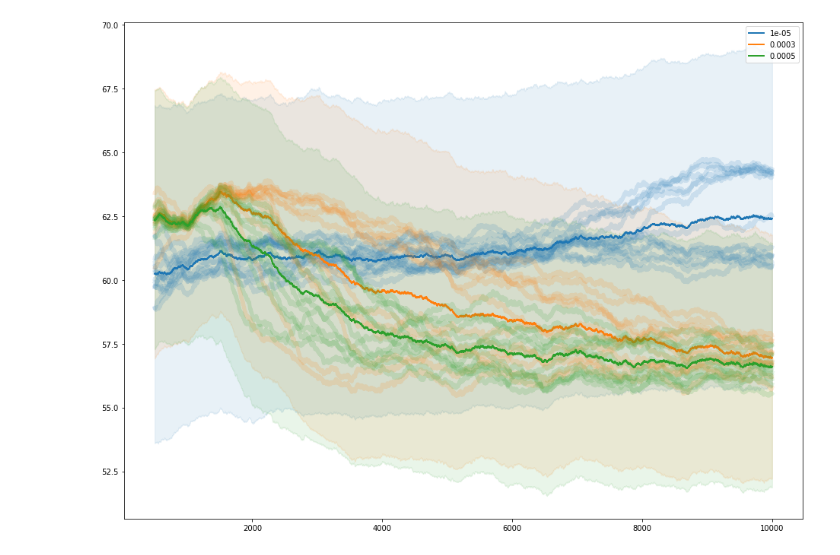
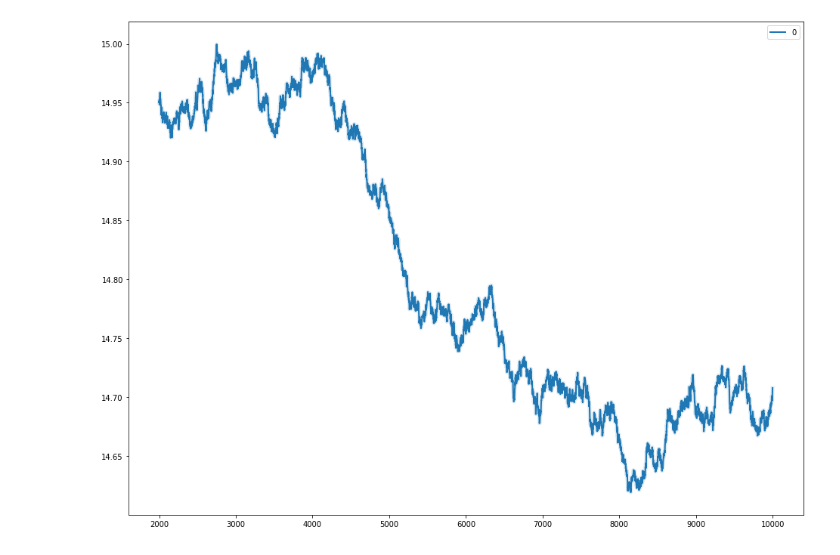
Before and after one commit to timgott/DeepQAP, a Jupyter notebook: evaluation/plots.ipynb, the cells around one changed output. Cells and saved outputs as stored; diff of their text form; code cells hidden in the pictures.

Commit message:
Update plots notebook

```diff
--- a/evaluation/plots.ipynb
+++ b/evaluation/plots.ipynb
@@ -4,7 +4,7 @@ import matplotlib.pyplot as plt
 from pathlib import Path
 import pandas as pd
 # %%
-runs_root = Path('../runs')
+runs_root = Path('../quickruns')
 for c in runs_root.iterdir():
     print(c.name)
 # %% [output]
@@ -14,5 +21,5 @@ dqn_dense_ms_ec_eps0_mediumrandoms
 # %%
-experiment_name = "dqn_dense_ms_ec_eps0_mediumrandoms"
+experiment_name = "pairlink"
 paths = list(sorted((runs_root / experiment_name).iterdir()))
 # %%
 import drlqap.experiment as exp
@@ -69,6 +72,6 @@ def generate_variation_plot(df, key, window):
     plt.legend()
 # %%
 plt.figure(figsize=(16, 12))
-generate_variation_plot(df, 'learning_rate', 500)
+generate_variation_plot(df, 'seed', 2000)
 # %% [output]
-[figure, old version]
+[figure, new version]
```
Also changed, not shown: parts of 2 cells of this notebook.
